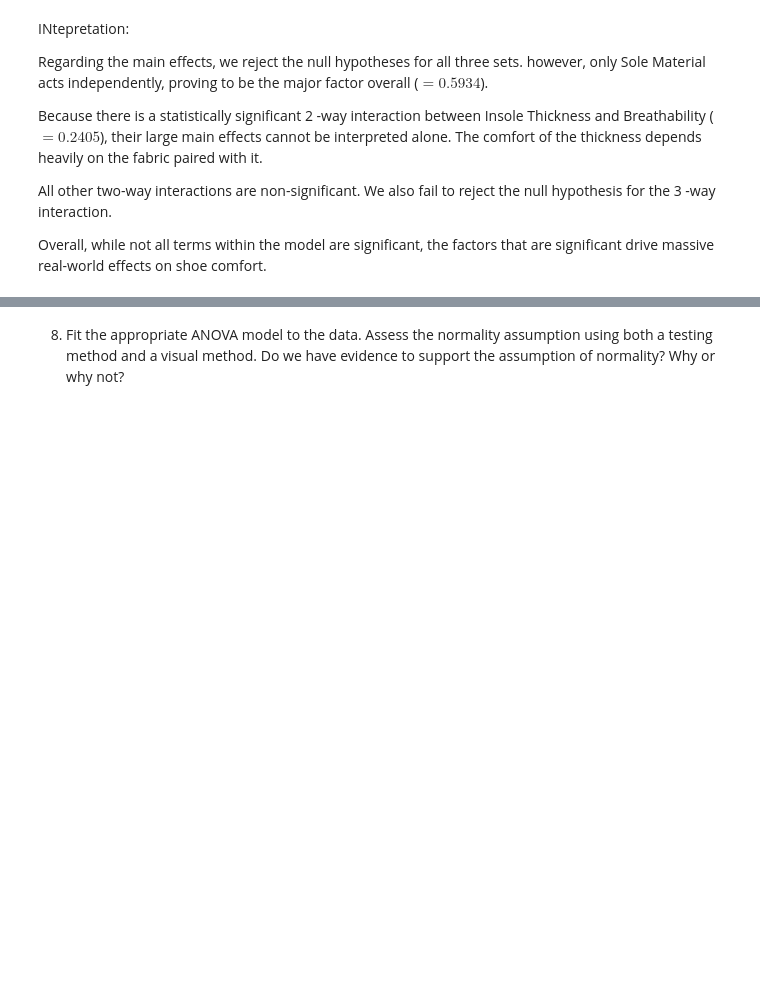
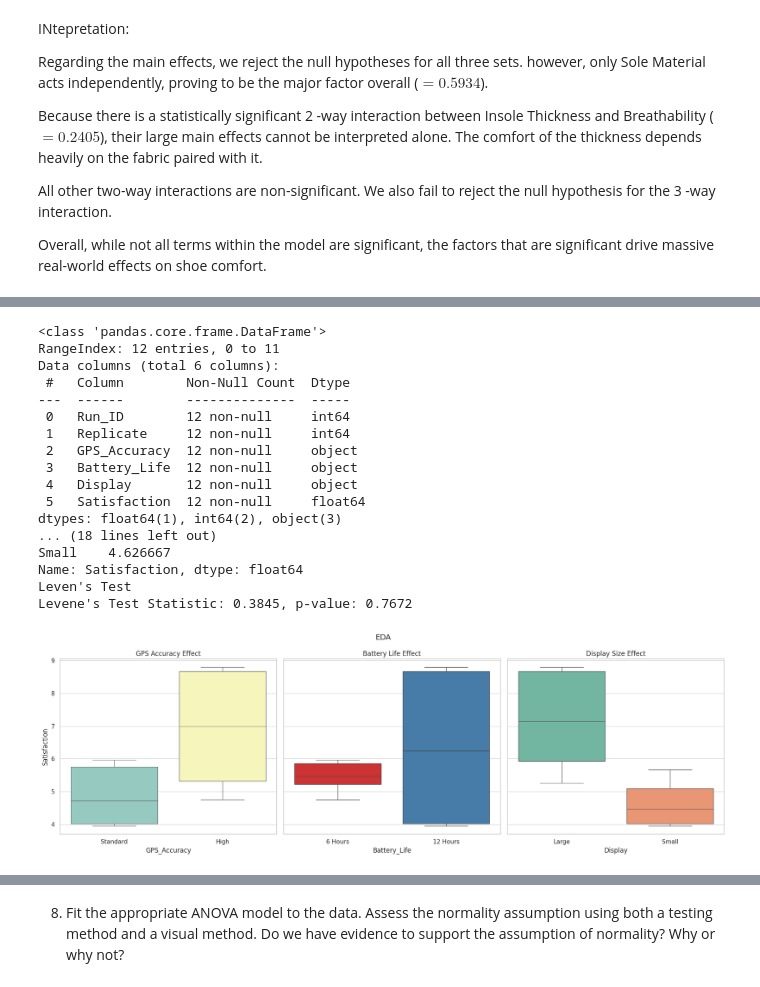
Before and after one commit to Cipher212/STAT-7220-Applied-Experimental-Design, a Jupyter notebook: Assignments/HW3/STAT-7220-HW3.ipynb, the cells around one changed output, grey strips where cells are left out. Saved outputs shown, nothing was run; the diff lists cells and outputs as text; code cells hidden in the pictures; blank space fills up the shorter version.

```diff
--- a/Assignments/HW3/STAT-7220-HW3.ipynb
+++ b/Assignments/HW3/STAT-7220-HW3.ipynb
@@ -374,3 +406,74 @@ For this case it would be preferred as it reduces the number of athletes which w
 # %%
 
 ## Question 7 Code ##
+
+
+df = pd.read_excel('Fitness Band Experiment.xlsx')
+
+
+print(df.info())
+print(df.head())
+
+# Descriptive Statistics
+
+print(df.groupby('GPS_Accuracy')['Satisfaction'].mean())
+
+print(df.groupby('Battery_Life')['Satisfaction'].mean())
+
+print(df.groupby('Display')['Satisfaction'].mean())
+
+
+sns.set_theme(style="whitegrid")
+fig, axes = plt.subplots(1, 3, figsize=(18, 6), sharey=True)
+fig.suptitle('EDA', fontsize=14)
+
+# box plots
+sns.boxplot(ax=axes[0], data=df, x='GPS_Accuracy', y='Satisfaction', palette='Set3', hue='GPS_Accuracy', legend=False)
+axes[0].set_title('GPS Accuracy Effect')
+
+sns.boxplot(ax=axes[1], data=df, x='Battery_Life', y='Satisfaction', palette='Set1', hue='Battery_Life', legend=False)
+axes[1].set_title('Battery Life Effect')
+
+sns.boxplot(ax=axes[2], data=df, x='Display', y='Satisfaction', palette='Set2', hue='Display', legend=False)
+axes[2].set_title('Display Size Effect')
+
+plt.tight_layout()
+
+
+# point plot
+
+plt.figure(figsize=(8, 6))
+sns.pointplot(data=df, x='GPS_Accuracy', y='Satisfaction', hue='Battery_Life')
+plt.title('GPS Accuracy vs Battery Life')
+plt.savefig('fitness_trend.png')
+plt.close()
+
+
+# LEvene's Test
+
+print("Leven's Test")
+# Grouping by the Run_ID
+
+groups = [group['Satisfaction'].values for name, group in df.groupby('Run_ID')]
+
+stat, p_value = stats.levene(*groups)
+print(f"Levene's Test Statistic: {stat:.4f}, p-value: {p_value:.4f}")
+# %% [output]
+<class 'pandas.core.frame.DataFrame'>
+RangeIndex: 12 entries, 0 to 11
+Data columns (total 6 columns):
+ #   Column        Non-Null Count  Dtype
+---  ------        --------------  -----
+ 0   Run_ID        12 non-null     int64
+ 1   Replicate     12 non-null     int64
+ 2   GPS_Accuracy  12 non-null     object
+ 3   Battery_Life  12 non-null     object
+ 4   Display       12 non-null     object
+ 5   Satisfaction  12 non-null     float64
+dtypes: float64(1), int64(2), object(3)
+... (18 lines left out)
+Small    4.626667
+Name: Satisfaction, dtype: float64
+Leven's Test
+Levene's Test Statistic: 0.3845, p-value: 0.7672
+[figure, added]
```
Also changed, not shown: parts of 6 cells of this notebook.
